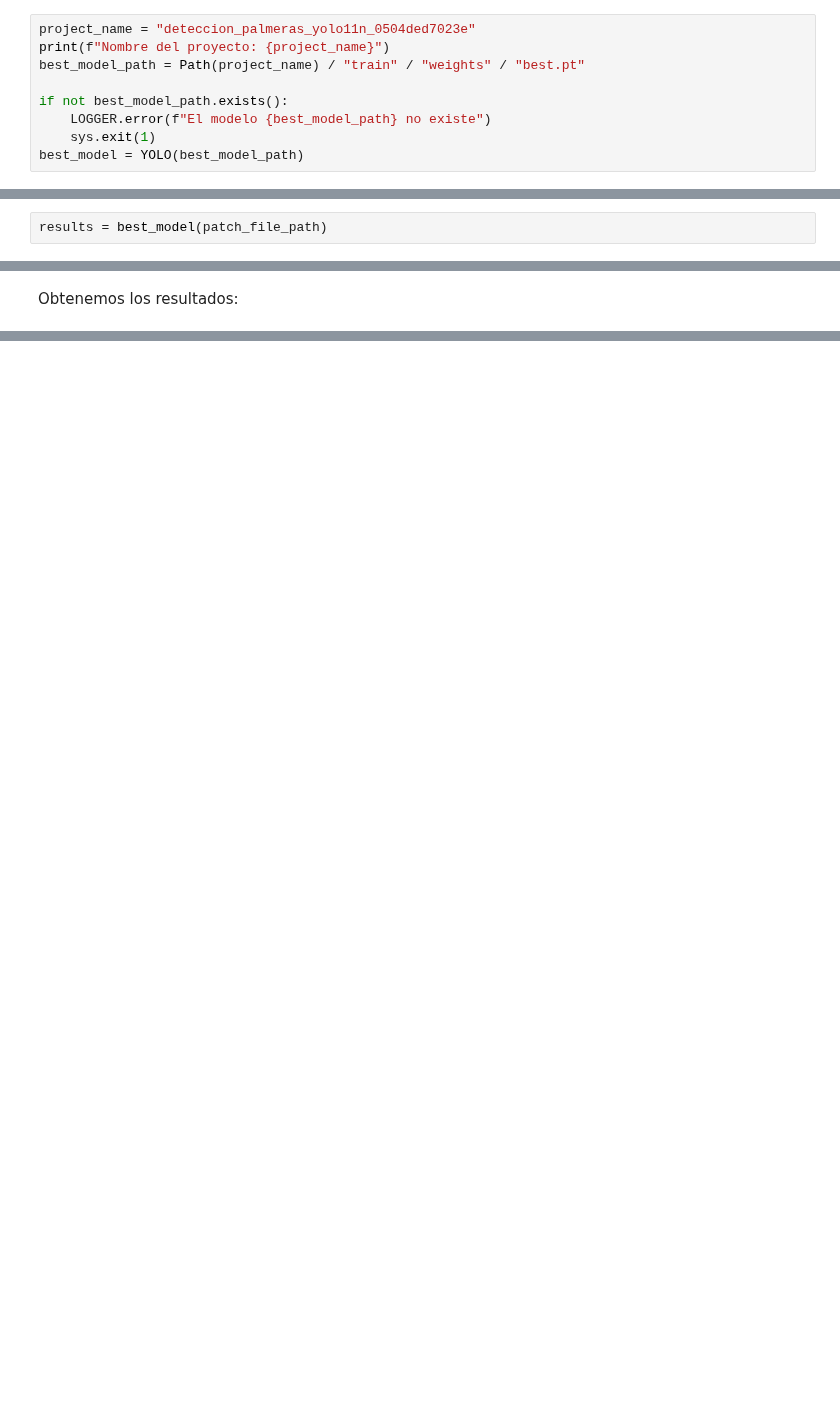
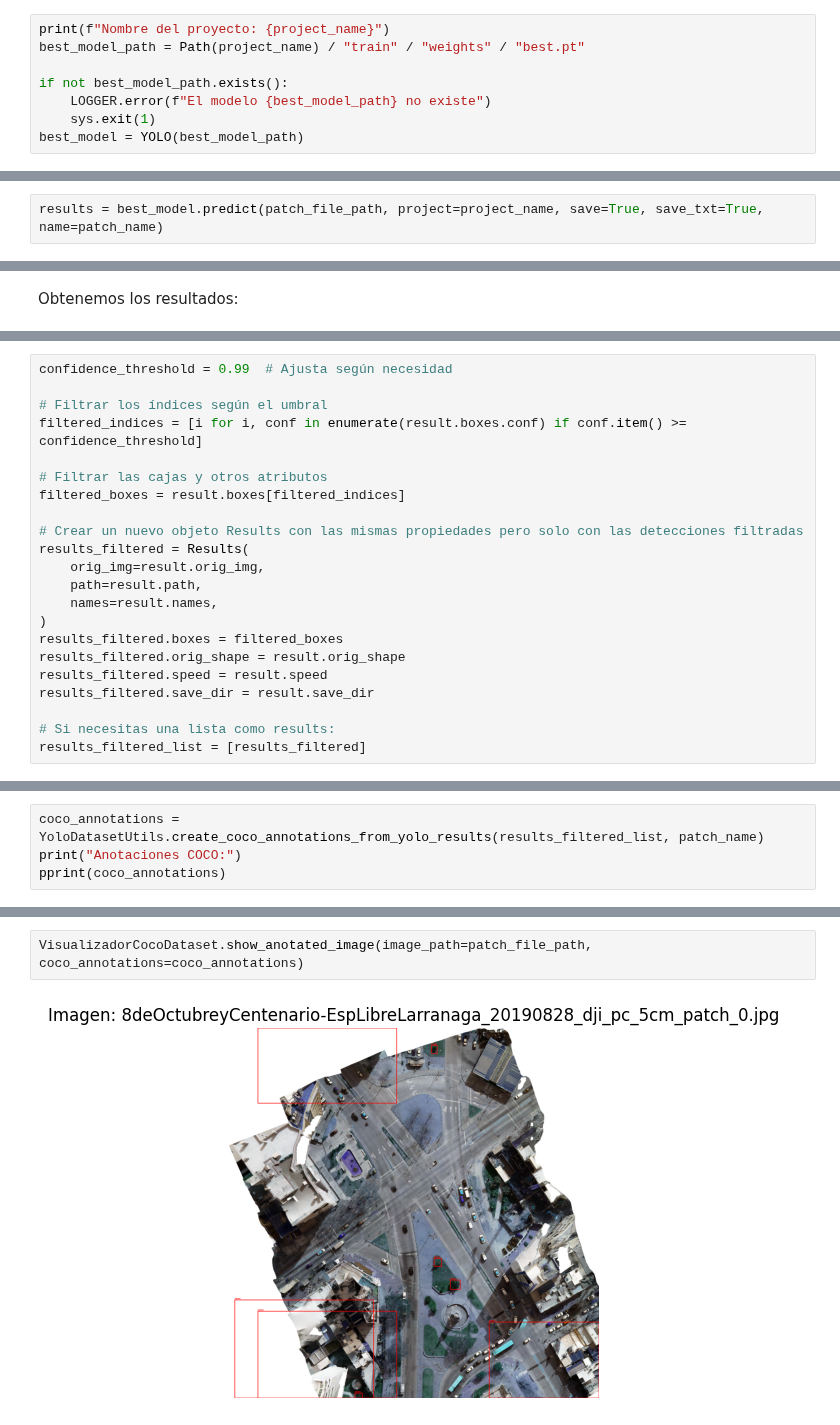
Before and after one commit to brunomaso1/uba-ceia, a Jupyter notebook: ceia-proyecto-final/modulo-IA/deteccion_palmeras/yolov11/yolov11.ipynb, the cells around one changed output, grey strips where cells are left out. Cells and saved outputs as stored; diff of their text form; blank space fills up the shorter version.

```diff
--- a/ceia-proyecto-final/modulo-IA/deteccion_palmeras/yolov11/yolov11.ipynb
+++ b/ceia-proyecto-final/modulo-IA/deteccion_palmeras/yolov11/yolov11.ipynb
@@ -299,7 +297,6 @@ Results saved to deteccion_palmeras_yolo11n_0504ded7023e\train
 # %% [markdown]
 Cargamos el mejor modelo:
 # %%
-project_name = "deteccion_palmeras_yolo11n_0504ded7023e"
 print(f"Nombre del proyecto: {project_name}")
 best_model_path = Path(project_name) / "train" / "weights" / "best.pt"
 
@@ -378,5 +373,5 @@ LOGGER.debug(f"Se descargó el parche {patch_file_path} desde MinIO")
 # %% [markdown]
 Realizamos la predicción:
 # %%
-results = best_model(patch_file_path)
+results = best_model.predict(patch_file_path, project=project_name, save=True, save_txt=True, name=patch_name)
 # %% [output]
@@ -415,0 +420,22 @@ LOGGER.debug(f"Se descargó el parche {image_name_path} desde MinIO")
+# %%
+confidence_threshold = 0.99  # Ajusta según necesidad
+
+# Filtrar los índices según el umbral
+filtered_indices = [i for i, conf in enumerate(result.boxes.conf) if conf.item() >= confidence_threshold]
+
+# Filtrar las cajas y otros atributos
+filtered_boxes = result.boxes[filtered_indices]
+
+# Crear un nuevo objeto Results con las mismas propiedades pero solo con las detecciones filtradas
+results_filtered = Results(
+    orig_img=result.orig_img,
+    path=result.path,
+    names=result.names,
+)
+results_filtered.boxes = filtered_boxes
+results_filtered.orig_shape = result.orig_shape
+results_filtered.speed = result.speed
+results_filtered.save_dir = result.save_dir
+
+# Si necesitas una lista como results:
+results_filtered_list = [results_filtered]
@@ -415,0 +473,4 @@ LOGGER.debug(f"Se descargó el parche {image_name_path} desde MinIO")
+# %%
+coco_annotations = YoloDatasetUtils.create_coco_annotations_from_yolo_results(results_filtered_list, patch_name)
+print("Anotaciones COCO:")
+pprint(coco_annotations)
@@ -415,0 +497,4 @@ LOGGER.debug(f"Se descargó el parche {image_name_path} desde MinIO")
+# %%
+VisualizadorCocoDataset.show_anotated_image(image_path=patch_file_path, coco_annotations=coco_annotations)
+# %% [output]
+[figure, added]
```
Also changed, not shown: parts of 46 cells of this notebook, 19 other files.
